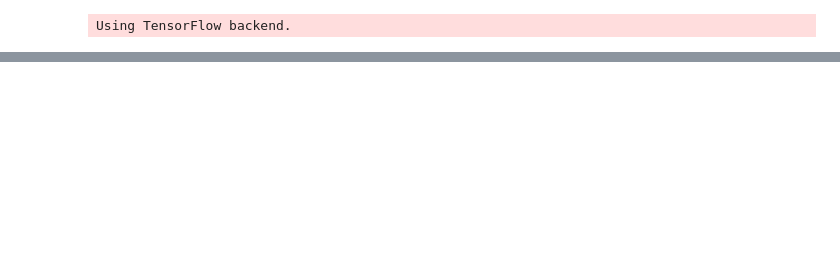
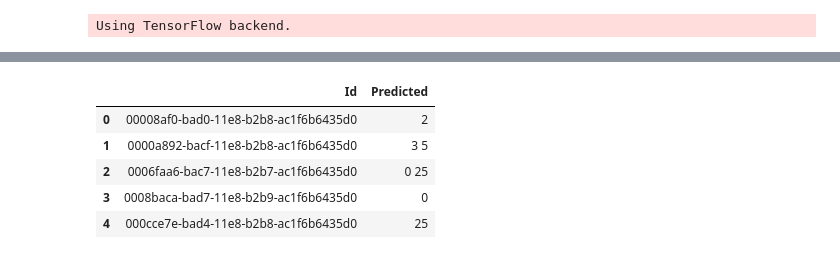
Before and after one commit to s6juncheng/HumanProteinAtlas, a Jupyter notebook: notebooks/Untitled.ipynb, the cells around one changed output, grey strips where cells are left out. Drawn from its saved outputs; the diff is of its cells as text; code cells hidden in the pictures; blank space fills up the shorter version.

Commit message:
keras finished, pytorch pred

```diff
--- a/notebooks/Untitled.ipynb
+++ b/notebooks/Untitled.ipynb
@@ -50,0 +139,11 @@ score = model.evaluate(x_test, y_test, batch_size=32)
+# %%
+def optim_threshold(y_true, y_pred):
+    scores = []
+    thrs = np.arange(0.01,0.9,0.01)
+    for p in thrs:
+        scores.append(f1_score(y_true, y_pred>p))
+    return thrs[np.array(scores).argmax()]
+# %%
+thresholds = []
+for i in range(val_true.shape[1]):
+    thresholds.append(optim_threshold(val_true[:,i], prediction_val[:,i]))
@@ -50,0 +154,8 @@ score = model.evaluate(x_test, y_test, batch_size=32)
+# %%
+def apply_threshold(prediction, threshold):
+    pred = np.stack([prediction[:,i] > threshold[i] for i in range(prediction.shape[1])])
+    pred = pred.T
+    for i in range(pred.shape[0]):
+        lb = np.argwhere(pred[i,:])
+        lb = list(lb.flatten())
+        yield np.array(lb).flatten()
@@ -50,0 +172,12 @@ score = model.evaluate(x_test, y_test, batch_size=32)
+# %%
+pred_labels = list(array2str(apply_threshold(prediction, thresholds)))
+# %%
+tst.Predicted = pred_labels
+tst.head()
+# %% [output]
+|  | Id | Predicted |
+| 0 | 00008af0-bad0-11e8-b2b8-ac1f6b6435d0 | 2 |
+| 1 | 0000a892-bacf-11e8-b2b8-ac1f6b6435d0 | 3 5 |
+| 2 | 0006faa6-bac7-11e8-b2b7-ac1f6b6435d0 | 0 25 |
+| 3 | 0008baca-bad7-11e8-b2b9-ac1f6b6435d0 | 0 |
+| 4 | 000cce7e-bad4-11e8-b2b8-ac1f6b6435d0 | 25 |
```
Also changed, not shown: parts of 38 cells of this notebook, 8 other files.
